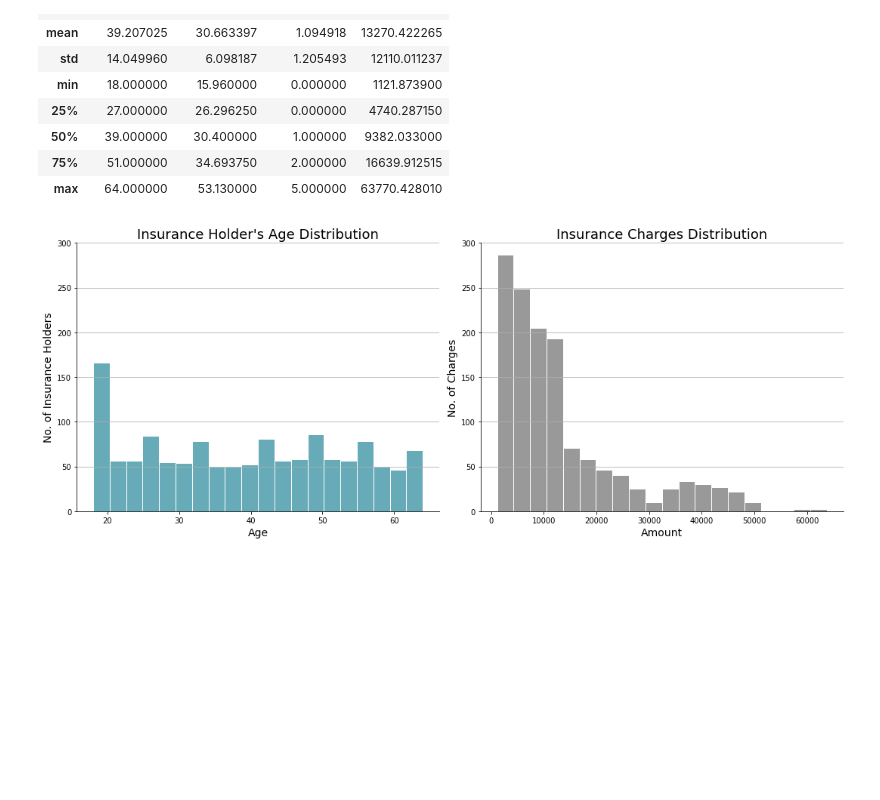
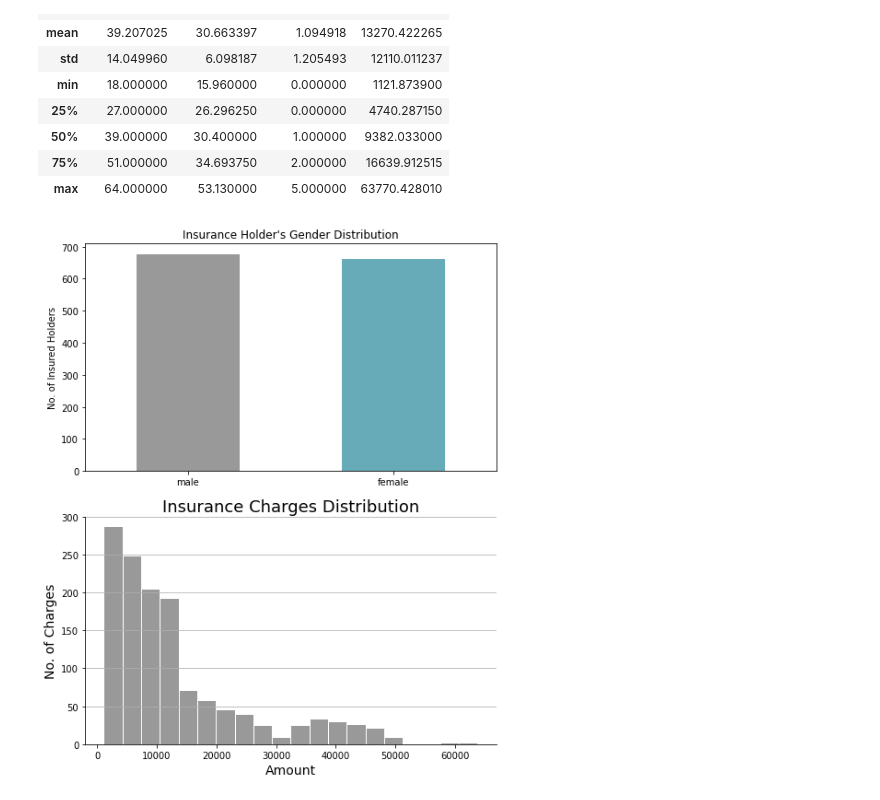
Before and after one commit to Astrathena18/DATA103-Repository, a Jupyter notebook: Notebooks/FinalProject/KNNModel.ipynb, the cells around one changed output. Saved outputs shown, nothing was run; the diff lists cells and outputs as text; code cells hidden in the pictures; blank space fills up the shorter version.

```diff
--- a/Notebooks/FinalProject/KNNModel.ipynb
+++ b/Notebooks/FinalProject/KNNModel.ipynb
@@ -61,29 +64,24 @@ df.describe()
 # %%
 fig = plt.figure(figsize=(15, 6))
 
-ax = fig.add_subplot(1,2,1)
+ax = fig.add_subplot(2,1,1)
 
-df['age'].hist(ax=ax, bins=20, edgecolor='w', color='#68abb8')
-ax.set_title('Insurance Holder\'s Age Distribution', fontsize=18)
-ax.set_xlabel('Age', fontsize=14)
-ax.set_ylabel('No. of Insurance Holders', fontsize=14)
-ax.set_ylim([0, 300])
-ax.spines['right'].set_visible(False)
-ax.spines['top'].set_visible(False)
-ax.xaxis.grid(False)
+ax = df['sex'].value_counts().plot(figsize=(8, 10), kind='bar', color=['#999999', '#68abb8'], width=0.5)
 
-ax2 = fig.add_subplot(1,2,2)
+ax.set_xticklabels(['male', 'female'], rotation=0)
+ax.set_title('Insurance Holder\'s Gender Distribution')
+ax.set_ylabel('No. of Insured Holders');
+
+ax2 = fig.add_subplot(2,1,2)
 
 df['charges'].hist(ax=ax2, bins=20, edgecolor='w', color='#999999')
 ax2.set_title('Insurance Charges Distribution', fontsize=18)
 ax2.set_xlabel('Amount', fontsize=14)
 ax2.set_ylabel('No. of Charges', fontsize=14)
 ax2.set_ylim([0, 300])
 ax2.spines['right'].set_visible(False)
 ax2.spines['top'].set_visible(False)
 ax2.xaxis.grid(False)
-fig.savefig("figures/age_and_charges_distribution.png")
-
-plt.tight_layout()
+fig.savefig("figures/gender_and_charges_distribution.png")
 # %% [output]
-[figure, old version]
+[figure, new version]
```
Also changed, not shown: parts of 44 cells of this notebook, 7 other files.
